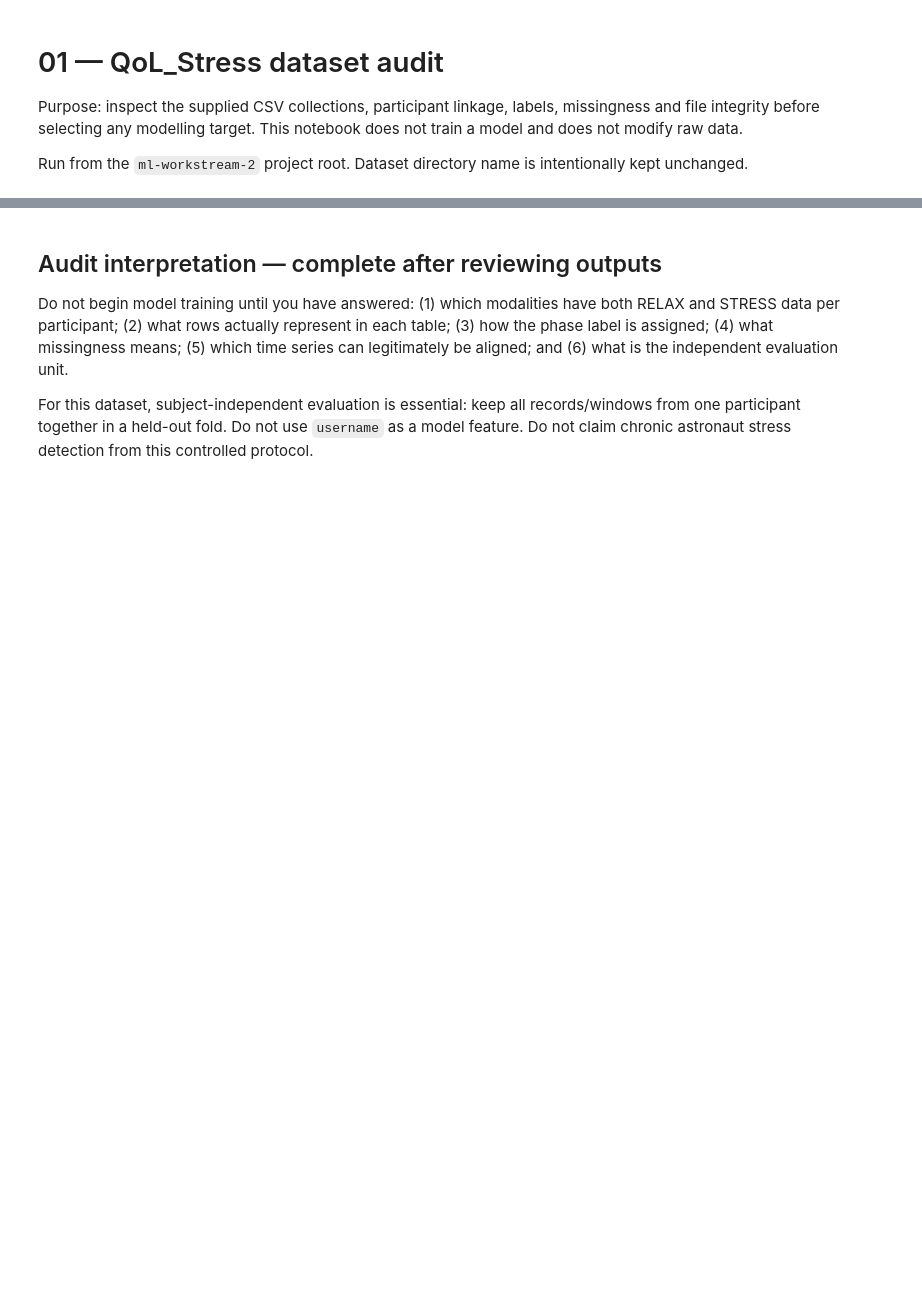
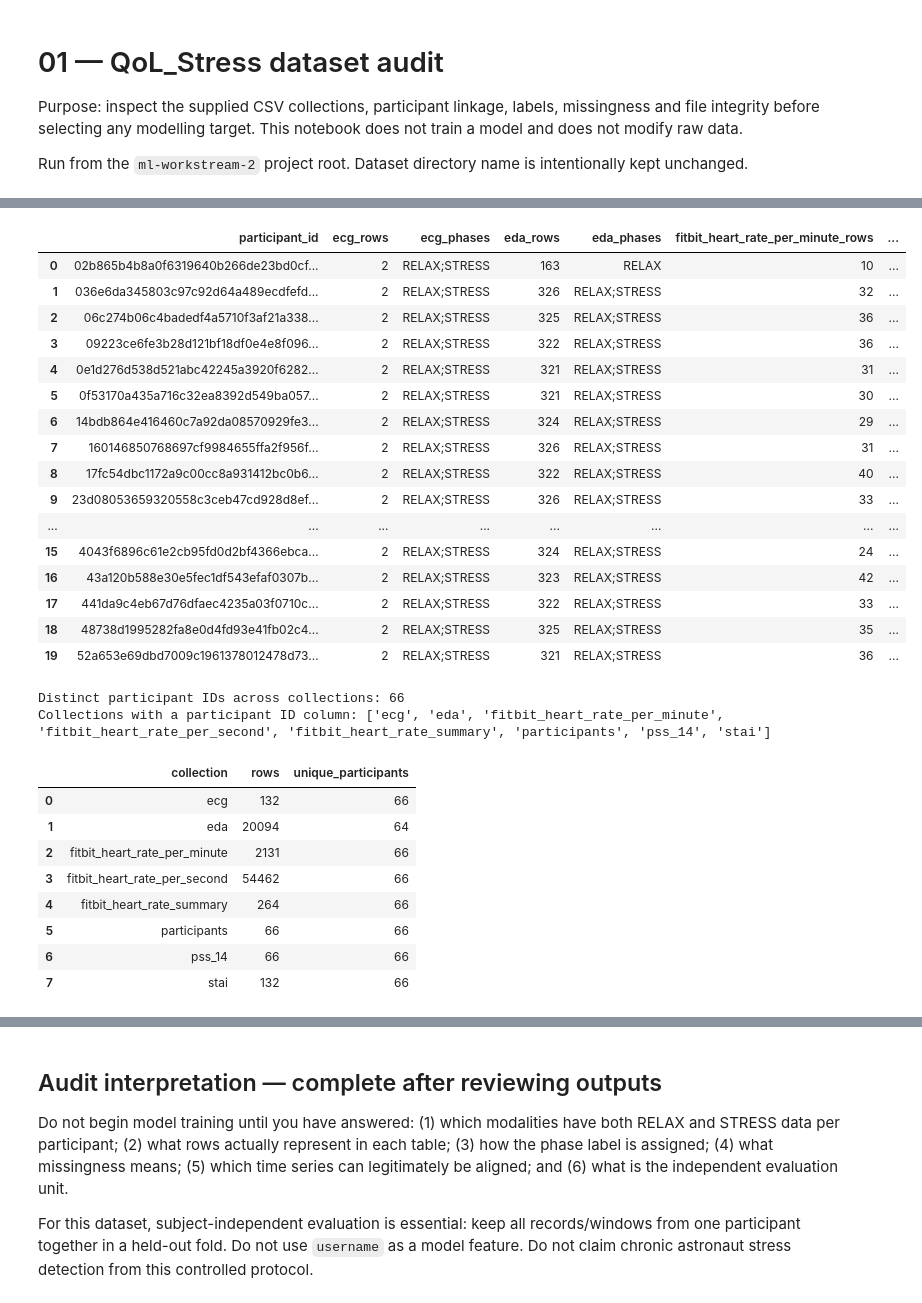
Before and after one commit to epsilon-rbtcs/TakeOFF, a Jupyter notebook: astronaut_health_spec_v0_2/astronaut_health_spec/ml-workstream-2/notebooks/01_dataset_audit.ipynb, the cells around one changed output, grey strips where cells are left out. Cells and saved outputs as stored; diff of their text form; code cells hidden in the pictures; blank space fills up the shorter version.

```diff
--- a/astronaut_health_spec_v0_2/astronaut_health_spec/ml-workstream-2/notebooks/01_dataset_audit.ipynb
+++ b/astronaut_health_spec_v0_2/astronaut_health_spec/ml-workstream-2/notebooks/01_dataset_audit.ipynb
@@ -153,0 +265,77 @@ checksum_df.to_csv(PROJECT_ROOT / 'reports' / 'tables' / 'checksum_verification.
+# %%
+# CELL 5 — participant inventory
+# Participant IDs are used only for grouping/auditing, never as model features.
+
+ID_CANDIDATES = ["username", "participant_id", "subject_id", "participant"]
+participant_sets = {}
+participant_id_columns = {}
+
+for name, df in data.items():
+    id_col = next((col for col in ID_CANDIDATES if col in df.columns), None)
+    if id_col is not None:
+        participant_id_columns[name] = id_col
+        participant_sets[name] = set(df[id_col].dropna().astype("string").astype(str).unique())
+
+all_participants = sorted(set().union(*participant_sets.values())) if participant_sets else []
+participant_rows = []
+for participant in all_participants:
+    row = {"participant_id": participant}
+    for name, df in sorted(data.items()):
+        id_col = participant_id_columns.get(name)
+        if id_col is None:
+            continue
+        mask = df[id_col].astype("string").astype("string") == participant
+        participant_rows_count = int(mask.sum())
+        row[f"{name}_rows"] = participant_rows_count
+        if "phase" in df.columns:
+            phases = sorted(
+                df.loc[mask, "phase"].dropna().astype("string").str.strip().str.upper().unique().tolist()
+            )
+            row[f"{name}_phases"] = ";".join(phases)
+    participant_rows.append(row)
+
+participant_inventory = pd.DataFrame(participant_rows)
+display(participant_inventory.head(20))
+print("Distinct participant IDs across collections:", len(all_participants))
+print("Collections with a participant ID column:", sorted(participant_sets))
+participant_inventory.to_csv(TABLES_DIR / "participant_inventory.csv", index=False)
+
+coverage_rows = []
+for name, ids in sorted(participant_sets.items()):
+    coverage_rows.append({
+        "collection": name,
+        "rows": int(len(data[name])),
+        "unique_participants": len(ids),
+    })
+participant_coverage = pd.DataFrame(coverage_rows)
+display(participant_coverage)
+participant_coverage.to_csv(TABLES_DIR / "participant_coverage.csv", index=False)
+# %% [output]
+|  | participant_id | ecg_rows | ecg_phases | eda_rows | eda_phases | fitbit_heart_rate_per_minute_rows | ... |
+| 0 | 02b865b4b8a0f6319640b266de23bd0cf... | 2 | RELAX;STRESS | 163 | RELAX | 10 | ... |
+| 1 | 036e6da345803c97c92d64a489ecdfefd... | 2 | RELAX;STRESS | 326 | RELAX;STRESS | 32 | ... |
+| 2 | 06c274b06c4badedf4a5710f3af21a338... | 2 | RELAX;STRESS | 325 | RELAX;STRESS | 36 | ... |
+| 3 | 09223ce6fe3b28d121bf18df0e4e8f096... | 2 | RELAX;STRESS | 322 | RELAX;STRESS | 36 | ... |
+| 4 | 0e1d276d538d521abc42245a3920f6282... | 2 | RELAX;STRESS | 321 | RELAX;STRESS | 31 | ... |
+| 5 | 0f53170a435a716c32ea8392d549ba057... | 2 | RELAX;STRESS | 321 | RELAX;STRESS | 30 | ... |
+| 6 | 14bdb864e416460c7a92da08570929fe3... | 2 | RELAX;STRESS | 324 | RELAX;STRESS | 29 | ... |
+| 7 | 160146850768697cf9984655ffa2f956f... | 2 | RELAX;STRESS | 326 | RELAX;STRESS | 31 | ... |
+| 8 | 17fc54dbc1172a9c00cc8a931412bc0b6... | 2 | RELAX;STRESS | 322 | RELAX;STRESS | 40 | ... |
+| 9 | 23d08053659320558c3ceb47cd928d8ef... | 2 | RELAX;STRESS | 326 | RELAX;STRESS | 33 | ... |
+| ... | ... | ... | ... | ... | ... | ... | ... |
+| 15 | 4043f6896c61e2cb95fd0d2bf4366ebca... | 2 | RELAX;STRESS | 324 | RELAX;STRESS | 24 | ... |
+| 16 | 43a120b588e30e5fec1df543efaf0307b... | 2 | RELAX;STRESS | 323 | RELAX;STRESS | 42 | ... |
+| 17 | 441da9c4eb67d76dfaec4235a03f0710c... | 2 | RELAX;STRESS | 322 | RELAX;STRESS | 33 | ... |
+| 18 | 48738d1995282fa8e0d4fd93e41fb02c4... | 2 | RELAX;STRESS | 325 | RELAX;STRESS | 35 | ... |
+| 19 | 52a653e69dbd7009c1961378012478d73... | 2 | RELAX;STRESS | 321 | RELAX;STRESS | 36 | ... |
+Distinct participant IDs across collections: 66
+Collections with a participant ID column: ['ecg', 'eda', 'fitbit_heart_rate_per_minute', 'fitbit_heart_rate_per_second', 'fitbit_heart_rate_summary', 'participants', 'pss_14', 'stai']
+|  | collection | rows | unique_participants |
+| 0 | ecg | 132 | 66 |
+| 1 | eda | 20094 | 64 |
+| 2 | fitbit_heart_rate_per_minute | 2131 | 66 |
+| 3 | fitbit_heart_rate_per_second | 54462 | 66 |
+| 4 | fitbit_heart_rate_summary | 264 | 66 |
+| 5 | participants | 66 | 66 |
+| 6 | pss_14 | 66 | 66 |
+| 7 | stai | 132 | 66 |
```
Also changed, not shown: parts of 15 cells of this notebook, 16 other files.
